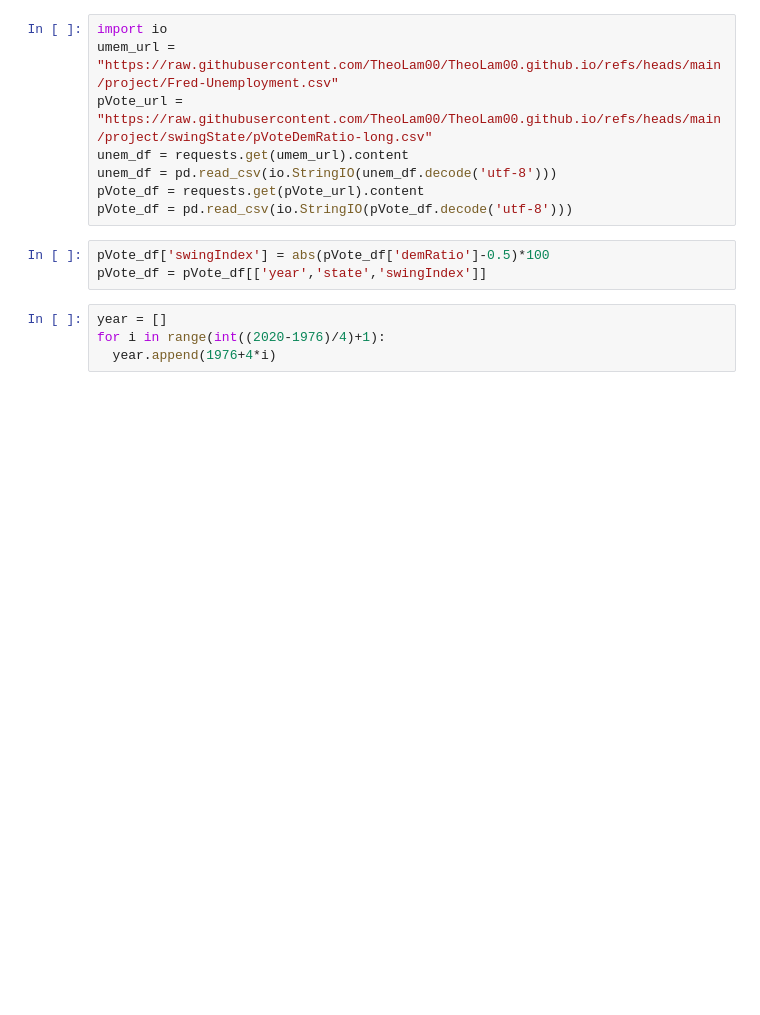
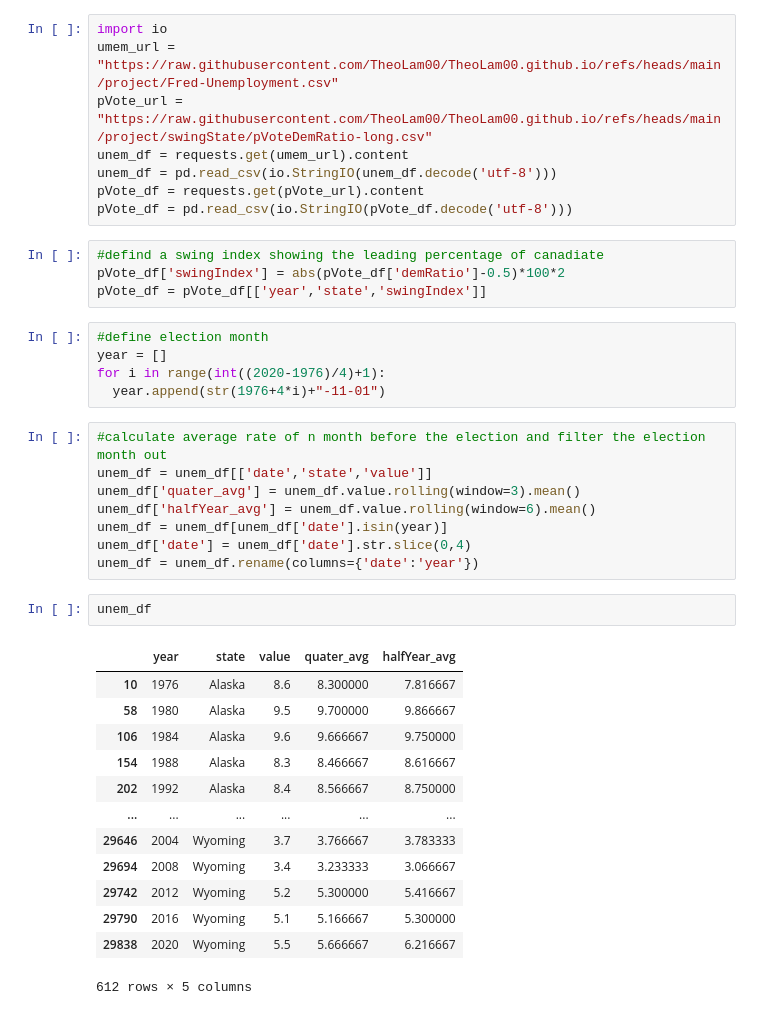
Before and after one commit to TheoLam00/TheoLam00.github.io, a Jupyter notebook: project/unem&pVote.ipynb, the cells around one changed output. Drawn from its saved outputs; the diff is of its cells as text; blank space fills up the shorter version.

```diff
--- a/project/unem&pVote.ipynb
+++ b/project/unem&pVote.ipynb
@@ -12,9 +12,35 @@ unem_df = pd.read_csv(io.StringIO(unem_df.decode('utf-8')))
 pVote_df = requests.get(pVote_url).content
 pVote_df = pd.read_csv(io.StringIO(pVote_df.decode('utf-8')))
 # %%
-pVote_df['swingIndex'] = abs(pVote_df['demRatio']-0.5)*100
+#defind a swing index showing the leading percentage of canadiate
+pVote_df['swingIndex'] = abs(pVote_df['demRatio']-0.5)*100*2
 pVote_df = pVote_df[['year','state','swingIndex']]
 # %%
+#define election month
 year = []
 for i in range(int((2020-1976)/4)+1):
-  year.append(1976+4*i)
+  year.append(str(1976+4*i)+"-11-01")
+# %%
+#calculate average rate of n month before the election and filter the election month out
+unem_df = unem_df[['date','state','value']]
+unem_df['quater_avg'] = unem_df.value.rolling(window=3).mean()
+unem_df['halfYear_avg'] = unem_df.value.rolling(window=6).mean()
+unem_df = unem_df[unem_df['date'].isin(year)]
+unem_df['date'] = unem_df['date'].str.slice(0,4)
+unem_df = unem_df.rename(columns={'date':'year'})
+# %%
+unem_df
+# %% [output]
+|  | year | state | value | quater_avg | halfYear_avg |
+| 10 | 1976 | Alaska | 8.6 | 8.300000 | 7.816667 |
+| 58 | 1980 | Alaska | 9.5 | 9.700000 | 9.866667 |
+| 106 | 1984 | Alaska | 9.6 | 9.666667 | 9.750000 |
+| 154 | 1988 | Alaska | 8.3 | 8.466667 | 8.616667 |
+| 202 | 1992 | Alaska | 8.4 | 8.566667 | 8.750000 |
+| ... | ... | ... | ... | ... | ... |
+| 29646 | 2004 | Wyoming | 3.7 | 3.766667 | 3.783333 |
+| 29694 | 2008 | Wyoming | 3.4 | 3.233333 | 3.066667 |
+| 29742 | 2012 | Wyoming | 5.2 | 5.300000 | 5.416667 |
+| 29790 | 2016 | Wyoming | 5.1 | 5.166667 | 5.300000 |
+| 29838 | 2020 | Wyoming | 5.5 | 5.666667 | 6.216667 |
+612 rows × 5 columns
```
Also changed, not shown: parts of 3 cells of this notebook.
